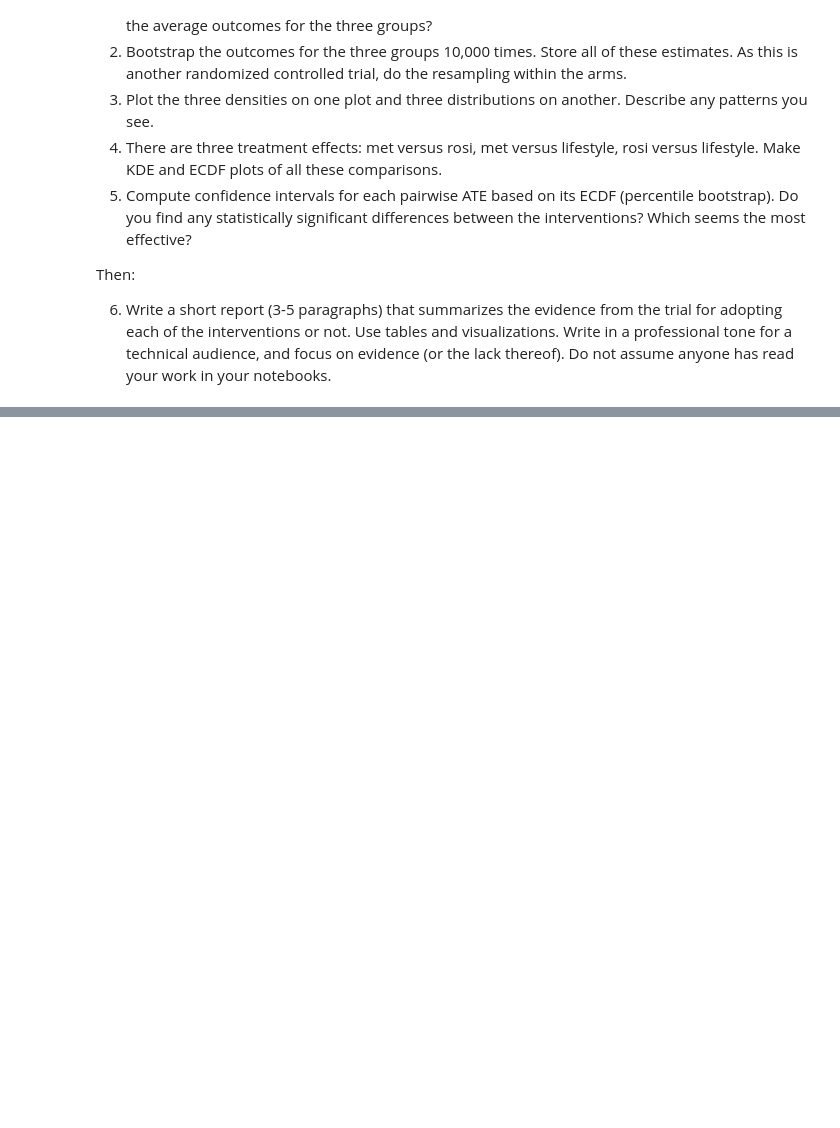
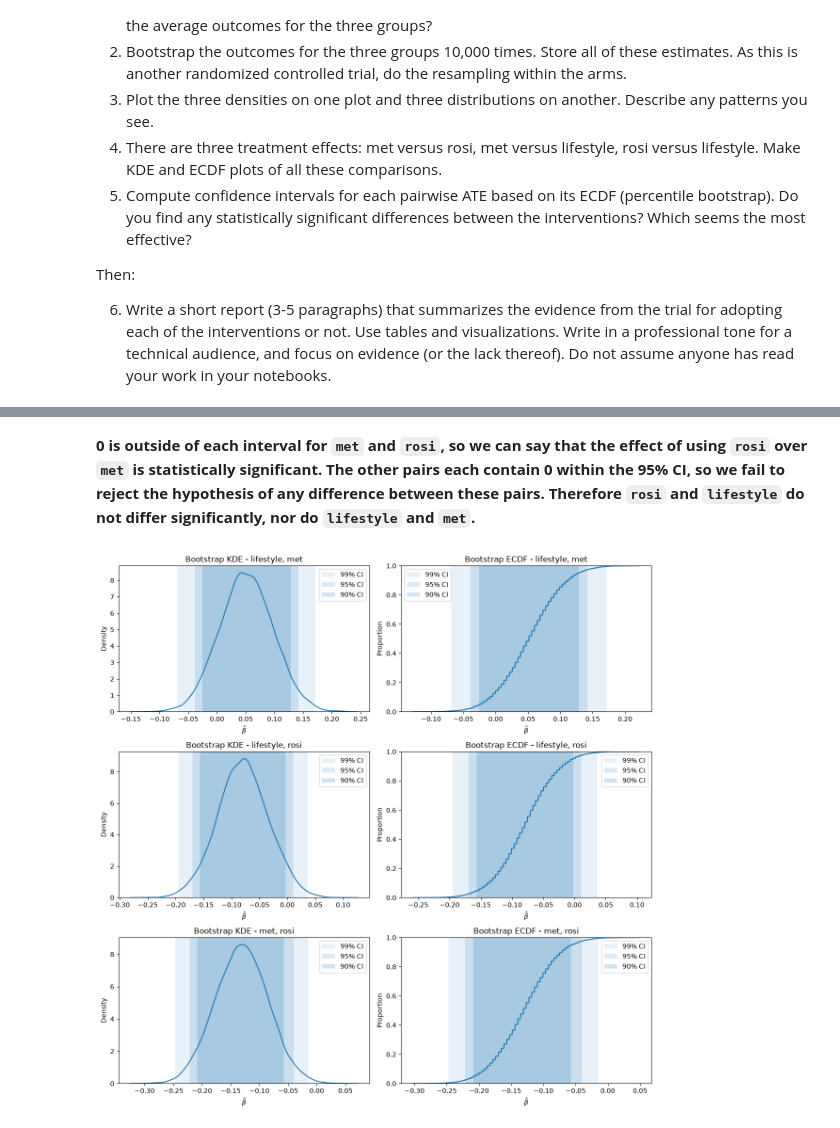
Before and after one commit to wesleyfletcher/UU_F26_templates, a Jupyter notebook: Week06/Thursday_lab/lab_06.ipynb, the cells around one changed output, grey strips where cells are left out. Saved outputs shown, nothing was run; the diff lists cells and outputs as text; code cells hidden in the pictures; blank space fills up the shorter version.

```diff
--- a/Week06/Thursday_lab/lab_06.ipynb
+++ b/Week06/Thursday_lab/lab_06.ipynb
@@ -201,0 +348,63 @@ Then:
+# %% [markdown]
+**0 is outside of each interval for `met` and `rosi`, so we can say that the effect of using `rosi` over `met` is statistically significant. The other pairs each contain 0 within the 95% CI, so we fail to reject the hypothesis of any difference between these pairs. Therefore `rosi` and `lifestyle` do not differ significantly, nor do `lifestyle` and `met`.**
+# %%
+fig, ax = plt.subplots(3, 2, figsize=(12, 12))
+
+## KDE
+sns.kdeplot(ate_ab, ax=ax[0, 0]).set(xlabel=r"$\hat{\beta}$", title="Bootstrap KDE - lifestyle, met")
+
+ax[0, 0].axvspan(ci99_ab[0], ci99_ab[1], alpha=0.10, label="99% CI")
+ax[0, 0].axvspan(ci95_ab[0], ci95_ab[1], alpha=0.15, label="95% CI")
+ax[0, 0].axvspan(ci90_ab[0], ci90_ab[1], alpha=0.20, label="90% CI")
+
+ax[0, 0].legend()
+
+## ECDF
+sns.ecdfplot(ate_ab, ax=ax[0, 1]).set(xlabel=r"$\hat{\beta}$", title="Bootstrap ECDF - lifestyle, met")
+
+ax[0, 1].axvspan(ci99_ab[0], ci99_ab[1], alpha=0.10, label="99% CI")
+ax[0, 1].axvspan(ci95_ab[0], ci95_ab[1], alpha=0.15, label="95% CI")
+ax[0, 1].axvspan(ci90_ab[0], ci90_ab[1], alpha=0.20, label="90% CI")
+
+ax[0, 1].legend()
+
+## KDE
+sns.kdeplot(ate_ac, ax=ax[1, 0]).set(xlabel=r"$\hat{\beta}$", title="Bootstrap KDE - lifestyle, rosi")
+
+ax[1, 0].axvspan(ci99_ac[0], ci99_ac[1], alpha=0.10, label="99% CI")
+ax[1, 0].axvspan(ci95_ac[0], ci95_ac[1], alpha=0.15, label="95% CI")
+ax[1, 0].axvspan(ci90_ac[0], ci90_ac[1], alpha=0.20, label="90% CI")
+
+ax[1, 0].legend()
+
+## ECDF
+sns.ecdfplot(ate_ac, ax=ax[1, 1]).set(xlabel=r"$\hat{\beta}$", title="Bootstrap ECDF - lifestyle, rosi")
+
+ax[1, 1].axvspan(ci99_ac[0], ci99_ac[1], alpha=0.10, label="99% CI")
+ax[1, 1].axvspan(ci95_ac[0], ci95_ac[1], alpha=0.15, label="95% CI")
+ax[1, 1].axvspan(ci90_ac[0], ci90_ac[1], alpha=0.20, label="90% CI")
+
+ax[1, 1].legend()
+
+## KDE
+sns.kdeplot(ate_bc, ax=ax[2, 0]).set(xlabel=r"$\hat{\beta}$", title="Bootstrap KDE - met, rosi")
+
+ax[2, 0].axvspan(ci99_bc[0], ci99_bc[1], alpha=0.10, label="99% CI")
+ax[2, 0].axvspan(ci95_bc[0], ci95_bc[1], alpha=0.15, label="95% CI")
+ax[2, 0].axvspan(ci90_bc[0], ci90_bc[1], alpha=0.20, label="90% CI")
+
+ax[2, 0].legend()
+
+## ECDF
+sns.ecdfplot(ate_bc, ax=ax[2, 1]).set(xlabel=r"$\hat{\beta}$", title="Bootstrap ECDF - met, rosi")
+
+ax[2, 1].axvspan(ci99_bc[0], ci99_bc[1], alpha=0.10, label="99% CI")
+ax[2, 1].axvspan(ci95_bc[0], ci95_bc[1], alpha=0.15, label="95% CI")
+ax[2, 1].axvspan(ci90_bc[0], ci90_bc[1], alpha=0.20, label="90% CI")
+
+ax[2, 1].legend()
+
+plt.tight_layout()
+plt.show()
+# %% [output]
+[figure, added]
```
Also changed, not shown: parts of 15 cells of this notebook, 1 other file.
